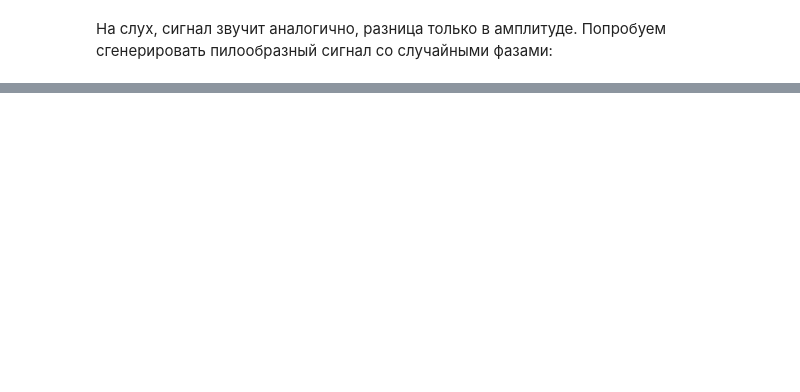
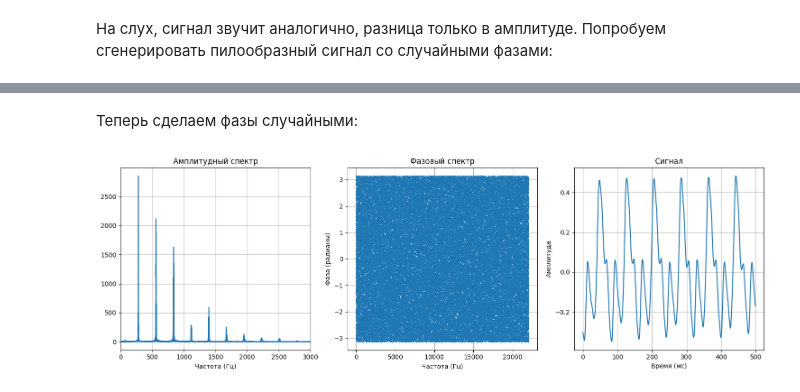
Before and after one commit to annashell/linear_models, a Jupyter notebook: phases.ipynb, the cells around one changed output, grey strips where cells are left out. Saved outputs shown, nothing was run; the diff lists cells and outputs as text; code cells hidden in the pictures; blank space fills up the shorter version.

```diff
--- a/phases.ipynb
+++ b/phases.ipynb
@@ -259,0 +429,47 @@ ipd.Audio(data=original_signal, rate=44100)
+# %% [markdown]
+Теперь сделаем фазы случайными:
+# %%
+fft_original = fftpack.fft(segment)
+
+# Получаем амплитуды и фазы
+amplitudes = np.abs(fft_original)
+phases_original = np.angle(fft_original)
+
+new_phases = np.random.uniform(-np.pi, np.pi, len(amplitudes))
+
+fft_random_phase = amplitudes * np.exp(1j * new_phases)
+random_phase_signal = np.real(fftpack.ifft(fft_random_phase))
+# %%
+fft_random_phase = fftpack.fft(random_phase_signal)
+
+# Получаем амплитуды и фазы
+amplitudes = np.abs(fft_random_phase)
+phases_random_phase = np.angle(fft_random_phase)
+
+fig, (ax1, ax2, ax3) = plt.subplots(1, 3, figsize=(15, 5))
+
+# Амплитудный спектр
+ax1.plot(frequencies, amplitudes)
+ax1.set_title('Амплитудный спектр')
+ax1.set_xlabel('Частота (Гц)')
+ax1.set_xlim(0, 3000)
+ax1.grid(True)
+
+# Фазовый спектр
+ax2.plot(frequencies, phases_random_phase, 'o',
+             markersize=1)
+ax2.set_title('Фазовый спектр')
+ax2.set_xlabel('Частота (Гц)')
+ax2.set_ylabel('Фаза (радианы)')
+ax2.grid(True)
+
+ax3.plot(random_phase_signal[:500])
+ax3.set_title('Сигнал')
+ax3.set_xlabel('Время (мс)')
+ax3.set_ylabel('Амплитуда')
+ax3.grid(True)
+
+plt.tight_layout()
+plt.show()
+# %% [output]
+[figure, added]
```
Also changed, not shown: parts of 20 cells of this notebook.
